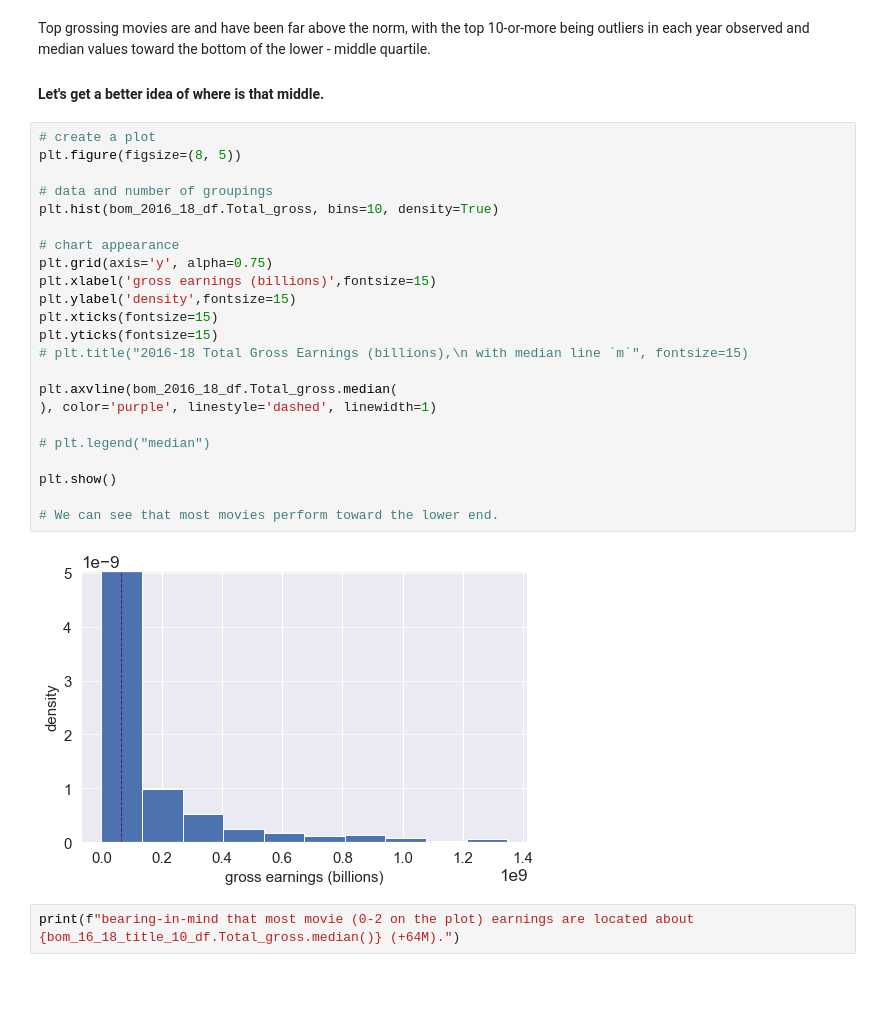
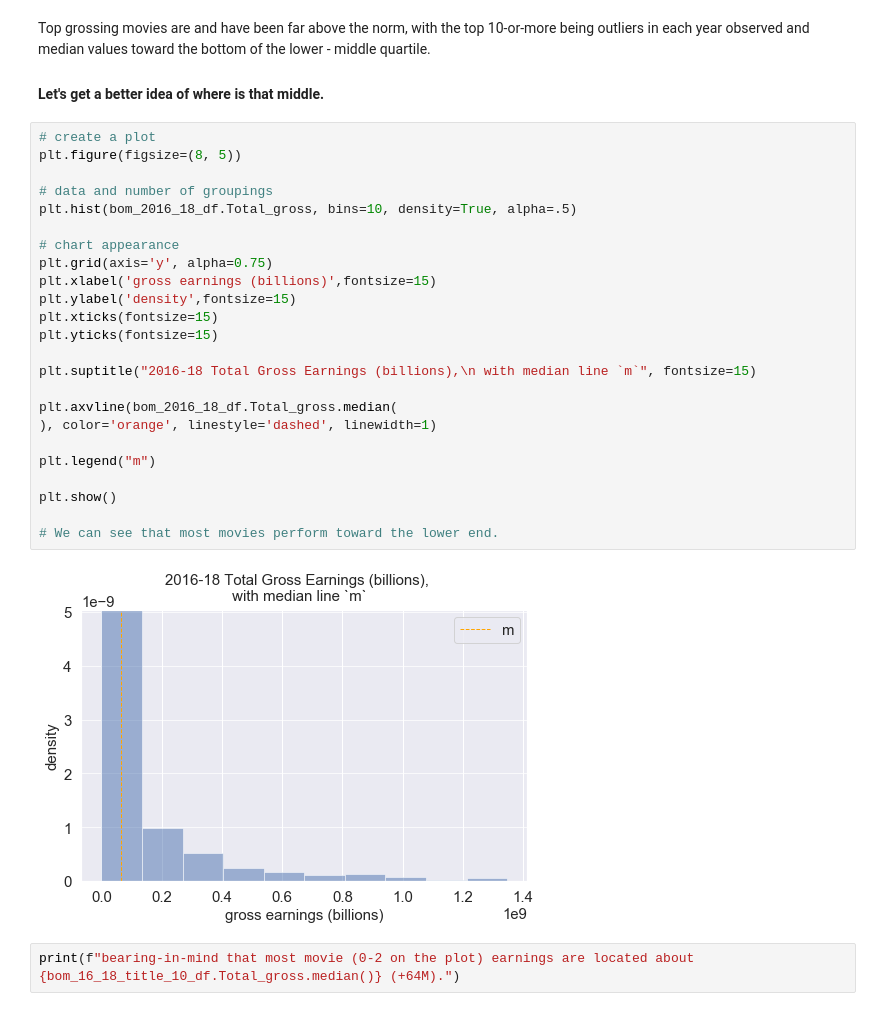
Before and after one commit to jammy-bot/dsc-mod-1-project-v2-1-online-ds-ft-120919, a Jupyter notebook: movies-q1.ipynb, the cells around one changed output. Saved outputs shown, nothing was run; the diff lists cells and outputs as text; blank space fills up the shorter version.

```diff
--- a/movies-q1.ipynb
+++ b/movies-q1.ipynb
@@ -190,28 +191,29 @@ Top grossing movies are and have been far above the norm, with the top 10-or-mor
 # %%
 # create a plot
 plt.figure(figsize=(8, 5))
 
 # data and number of groupings
-plt.hist(bom_2016_18_df.Total_gross, bins=10, density=True)
+plt.hist(bom_2016_18_df.Total_gross, bins=10, density=True, alpha=.5)
 
 # chart appearance
 plt.grid(axis='y', alpha=0.75)
 plt.xlabel('gross earnings (billions)',fontsize=15)
 plt.ylabel('density',fontsize=15)
 plt.xticks(fontsize=15)
 plt.yticks(fontsize=15)
-# plt.title("2016-18 Total Gross Earnings (billions),\n with median line `m`", fontsize=15)
+
+plt.suptitle("2016-18 Total Gross Earnings (billions),\n with median line `m`", fontsize=15)
 
 plt.axvline(bom_2016_18_df.Total_gross.median(
-), color='purple', linestyle='dashed', linewidth=1)
+), color='orange', linestyle='dashed', linewidth=1)
 
-# plt.legend("median")
+plt.legend("m")
 
 plt.show()
 
 # We can see that most movies perform toward the lower end.
 # %% [output]
-[figure, old version]
+[figure, new version]
 # %%
 print(f"bearing-in-mind that most movie (0-2 on the plot) earnings are located about {bom_16_18_title_10_df.Total_gross.median()} (+64M).")
 # %% [output]
```
Also changed, not shown: parts of 29 cells of this notebook.
